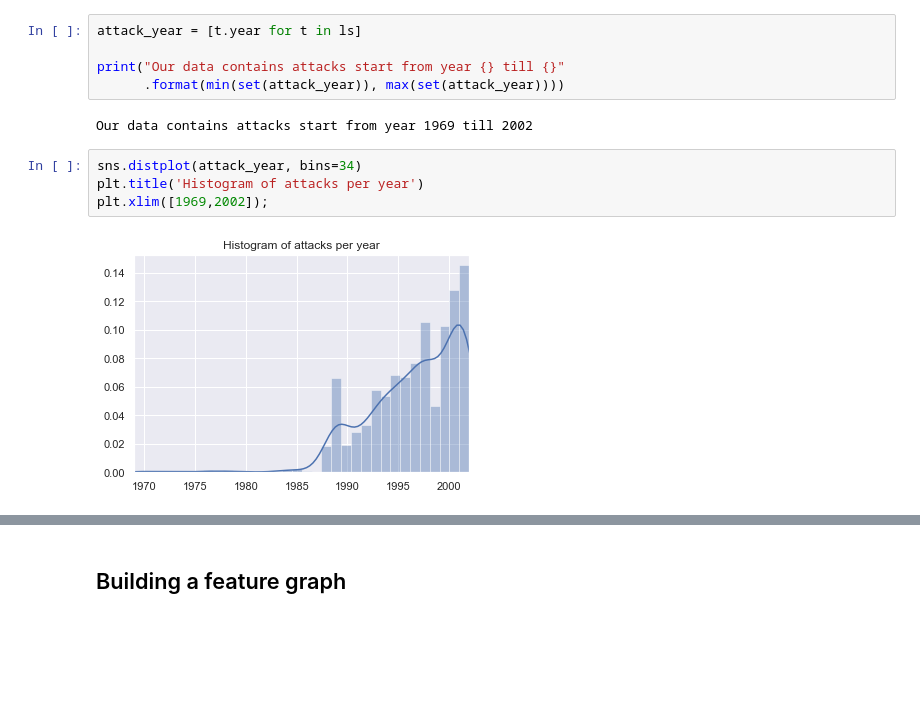
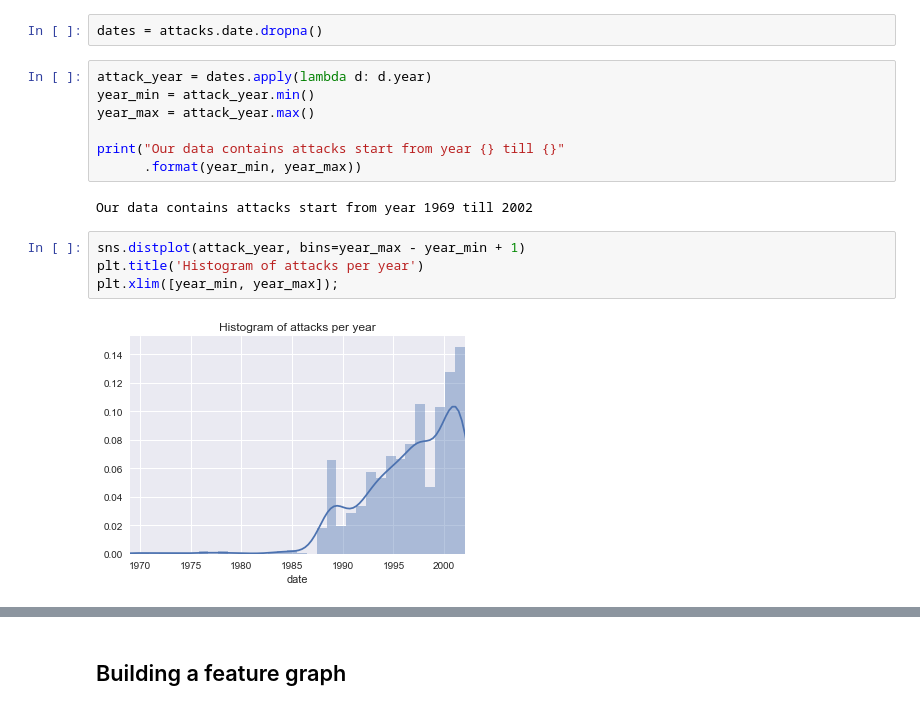
Before and after one commit to yusiZou/NTDS_project, a Jupyter notebook: code.ipynb, the cells around one changed output, grey strips where cells are left out. Drawn from its saved outputs; the diff is of its cells as text; blank space fills up the shorter version.

```diff
--- a/code.ipynb
+++ b/code.ipynb
@@ -138,15 +135,19 @@ ls = sorted(attacks.date[attacks.date.notna()])
 # %% [markdown]
 We will now also have a look on the number of attacks w.r.t time.
+# %%
+dates = attacks.date.dropna()
 # %%
-attack_year = [t.year for t in ls]
+attack_year = dates.apply(lambda d: d.year)
+year_min = attack_year.min()
+year_max = attack_year.max()
 
 print("Our data contains attacks start from year {} till {}"
-      .format(min(set(attack_year)), max(set(attack_year))))
+      .format(year_min, year_max))
 # %% [output]
 Our data contains attacks start from year 1969 till 2002
 # %%
-sns.distplot(attack_year, bins=34)
+sns.distplot(attack_year, bins=year_max - year_min + 1)
 plt.title('Histogram of attacks per year')
-plt.xlim([1969,2002]);
+plt.xlim([year_min, year_max]);
 # %% [output]
-[figure, old version]
+[figure, new version]
```
Also changed, not shown: parts of 64 cells of this notebook.
